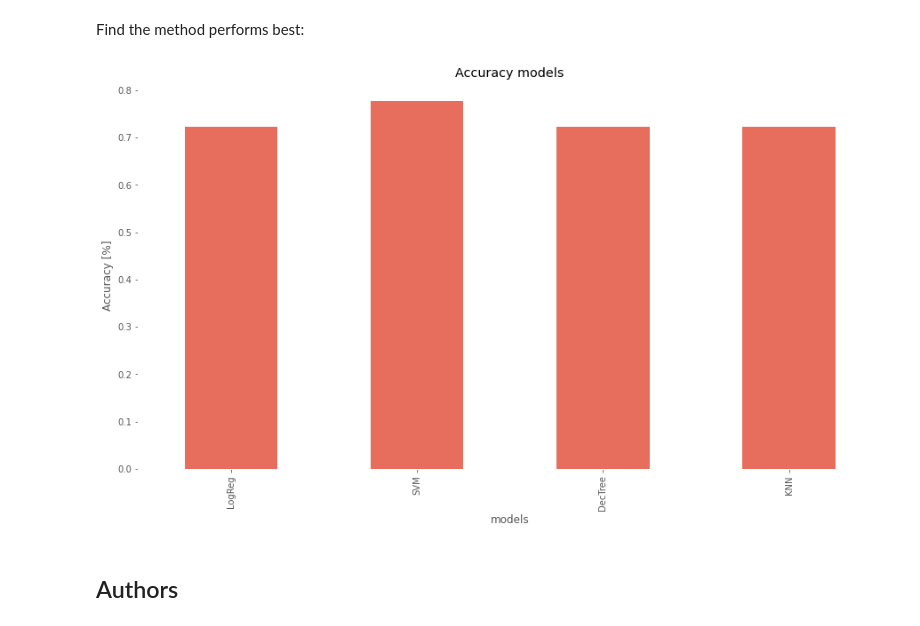
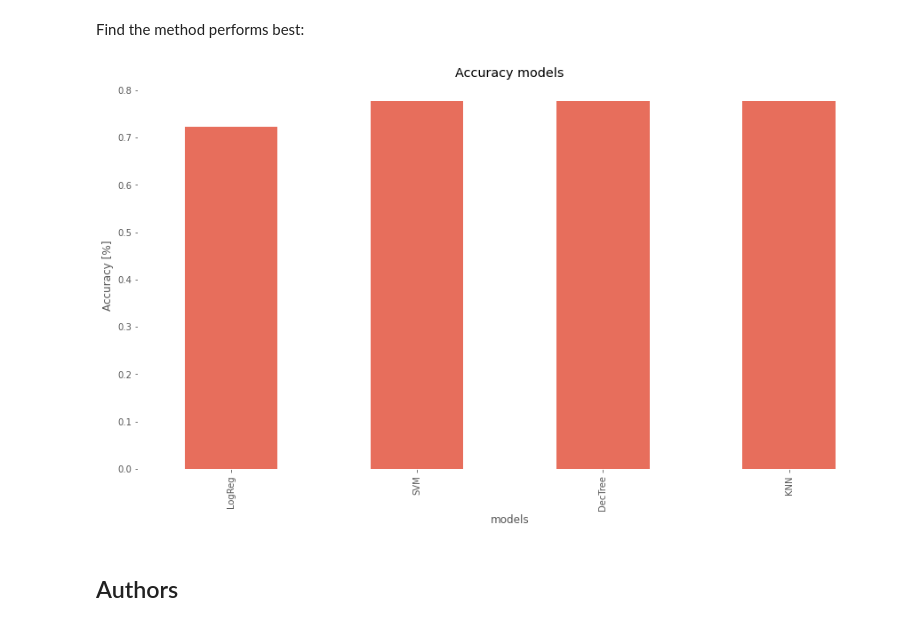
Before and after one commit to esteban-93/Data-science-exercises, a Jupyter notebook: models/SpaceX_Machine Learning Prediction_Part_5.ipynb, the cells around one changed output. Drawn from its saved outputs; the diff is of its cells as text; code cells hidden in the pictures.

```diff
--- a/models/SpaceX_Machine Learning Prediction_Part_5.ipynb
+++ b/models/SpaceX_Machine Learning Prediction_Part_5.ipynb
@@ -337,14 +327,14 @@ plot_confusion_matrix(Y_test, yhat)
 Find the method performs best:
 # %%
 models = ["LogReg", "SVM", "DecTree", "KNN"]
-scores = [0.7222, 0.7777, 0.7222, 0.7222]
+scores = [0.7222, 0.7777, 0.7777, 0.7777]
 pd.Series(scores, models).plot(kind='bar', figsize=(15, 8), alpha=0.8).set_facecolor("w")
 plt.title("Accuracy models")
 plt.ylabel("Accuracy [%]")
 plt.xlabel("models")
 plt.grid(True)
 # %% [output]
-[figure, old version]
+[figure, new version]
 # %% [markdown]
 ## Authors
 # %% [markdown]
```
Also changed, not shown: parts of 14 cells of this notebook, 2 other files.
